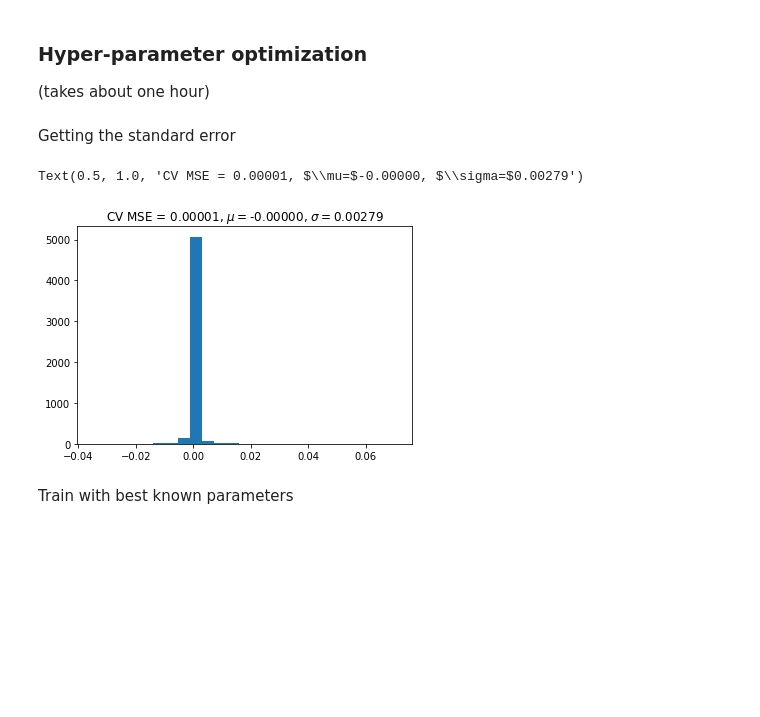
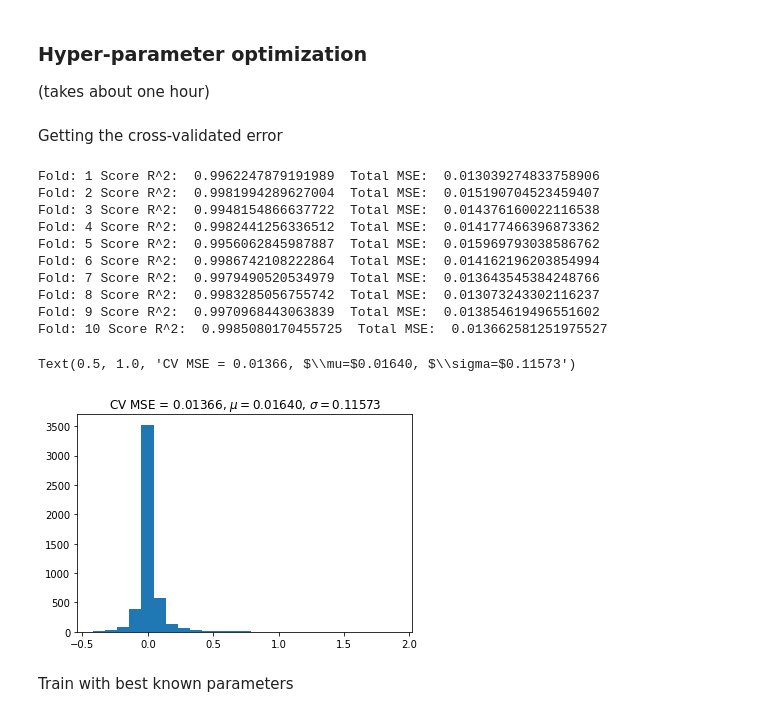
Before and after one commit to pablorp80/covid-19, a Jupyter notebook: py/COVID_19.ipynb, the cells around one changed output. Drawn from its saved outputs; the diff is of its cells as text; code cells hidden in the pictures; blank space fills up the shorter version.

Commit message:
updated data

```diff
--- a/py/COVID_19.ipynb
+++ b/py/COVID_19.ipynb
@@ -1,9 +11,7 @@
 # %%
-retrain = True
+retrain = False
 days_pred = 7
 days_disp = 21
-
-# !pip install countryinfo
 # %%
 import glob
 import os
@@ -148,14 +118,14 @@ import numpy as np
 def arreq_in_list(myarr, list_arrays):
     return next((True for elem in list_arrays if np.array_equal(elem, myarr)), False)
 
-length = 21   # 21 really, but the last element will be target
+length = 21   # three weeks data
 data_seq = []
 
 for index, row in gdf.iterrows():
   i = 0
   while (len(row.values) > i+length):
     seq = row.values[i:i+length+1]
-    if sum(seq[:-1]) > 0:
+    if seq[0] > 0:
       if arreq_in_list(seq, data_seq) == False:   # avoid duplicates
         data_seq.append(seq)
     i += 1
@@ -194,24 +192,17 @@ y = data_seq[:,-1]
 from matplotlib import pyplot as plt
 
 from sklearn.model_selection import GridSearchCV
-from sklearn.preprocessing import StandardScaler
+from sklearn.preprocessing import MinMaxScaler
 from sklearn.metrics import make_scorer
 from sklearn.metrics import r2_score
 from sklearn.metrics import mean_squared_error
 from sklearn.svm import SVR
 
-
-X_scaler = StandardScaler()
-X_scaler.fit(X)
-Xs = X_scaler.transform(X)
-y_scaler = StandardScaler()
-y_scaler.fit(y.reshape(-1, 1))
-ys = y_scaler.transform(y.reshape(-1, 1)).ravel()
-
-gs = GridSearchCV(SVR(kernel='poly', max_iter=1000000),
-                  param_grid={'C':       np.logspace(-5, 15, 11, base=2),
-                              'degree':  [1, 4, 8],
-                              'epsilon': [1e-01, 1e-03, 1e-05]},
+gs = GridSearchCV(SVR(kernel='poly', max_iter=100000),
+                  param_grid={'C':       np.logspace(0, 10, 11, base=2), #-5, 15, 11
+                              #'gamma':   np.logspace(-15, -3, 10, base=2), #-15, 3, 10
+                              'degree':  [1, 2, 3, 4],
+                              'epsilon': [1e0, 1e-1, 1e-2, 1e-3]},
                   scoring='neg_mean_squared_error', return_train_score=True,
                   verbose=2, n_jobs=-1)
 if retrain :
@@ -220,37 +211,52 @@ if retrain :
   print(gs.best_params_)
   best_C = gs.best_params_['C']
   best_degree = gs.best_params_['degree']
+  # best_gamma = gs.best_params_['gamma']
   best_epsilon = gs.best_params_['epsilon']
 else:
-  best_C = 2.0
+  best_C = 32.0
   best_degree = 1
-  best_epsilon = 1e-05
+  # best_gamma = 3.0517578125e-05
+  best_epsilon = 0.01
 # %% [markdown]
-Getting the standard error
+Getting the cross-validated error
 # %%
 from sklearn.model_selection import KFold
 kf = KFold(n_splits=10)
 y_y_hat = []
+fold = 1
 for train_index, test_index in kf.split(X):
-  X_train, X_test = X[train_index], X[test_index]
-  y_train, y_test = y[train_index], y[test_index]
+  X_train, X_test = Xs[train_index], Xs[test_index]
+  y_train, y_test = ys[train_index], ys[test_index]
 
-  clf = SVR(C=best_C, kernel='poly', degree=best_degree, epsilon=best_epsilon)
+  # clf = SVR(C=best_C, kernel='rbf', gamma=best_gamma, epsilon=best_epsilon, max_iter=100000)
+  clf = SVR(C=best_C, kernel='poly', degree=best_degree, epsilon=best_epsilon, max_iter=100000000)
   clf.fit(X_train, y_train)
   y_hat = clf.predict(X_test)
   for k in range(len(y_hat)):
     y_y_hat.append(y_test[k]-y_hat[k])
-
+  print('Fold:', fold, 'Score R^2: ', clf.score(X_test, y_test), ' Total MSE: ', np.mean(np.square(np.array(y_y_hat))))
+  fold += 1
 y_y_hat = np.array(y_y_hat)
 
 mse = np.mean(np.square(y_y_hat))
 errmu = np.mean(y_y_hat)
 stdev = np.std(y_y_hat)
 fig = plt.hist(y_y_hat, bins=25)
 plt.title('CV MSE = %0.5f, $\mu=$%1.5f, $\sigma=$%1.5f'%(mse,errmu,stdev))
 # %% [output]
-Text(0.5, 1.0, 'CV MSE = 0.00001, $\\mu=$-0.00000, $\\sigma=$0.00279')
+Fold: 1 Score R^2:  0.9962247879191989  Total MSE:  0.013039274833758906
+Fold: 2 Score R^2:  0.9981994289627004  Total MSE:  0.015190704523459407
+Fold: 3 Score R^2:  0.9948154866637722  Total MSE:  0.014376160022116538
+Fold: 4 Score R^2:  0.9982441256336512  Total MSE:  0.014177466396873362
+Fold: 5 Score R^2:  0.9956062845987887  Total MSE:  0.015969793038586762
+Fold: 6 Score R^2:  0.9986742108222864  Total MSE:  0.014162196203854994
+Fold: 7 Score R^2:  0.9979490520534979  Total MSE:  0.013643545384248766
+Fold: 8 Score R^2:  0.9983285056755742  Total MSE:  0.013073243302116237
+Fold: 9 Score R^2:  0.9970968443063839  Total MSE:  0.013854619496551602
+Fold: 10 Score R^2:  0.9985080170455725  Total MSE:  0.013662581251975527
+Text(0.5, 1.0, 'CV MSE = 0.01366, $\\mu=$0.01640, $\\sigma=$0.11573')
-[figure, old version]
+[figure, new version]
 # %% [markdown]
 Train with best known parameters
 # %%
```
Also changed, not shown: parts of 43 cells of this notebook, 17 other files.
